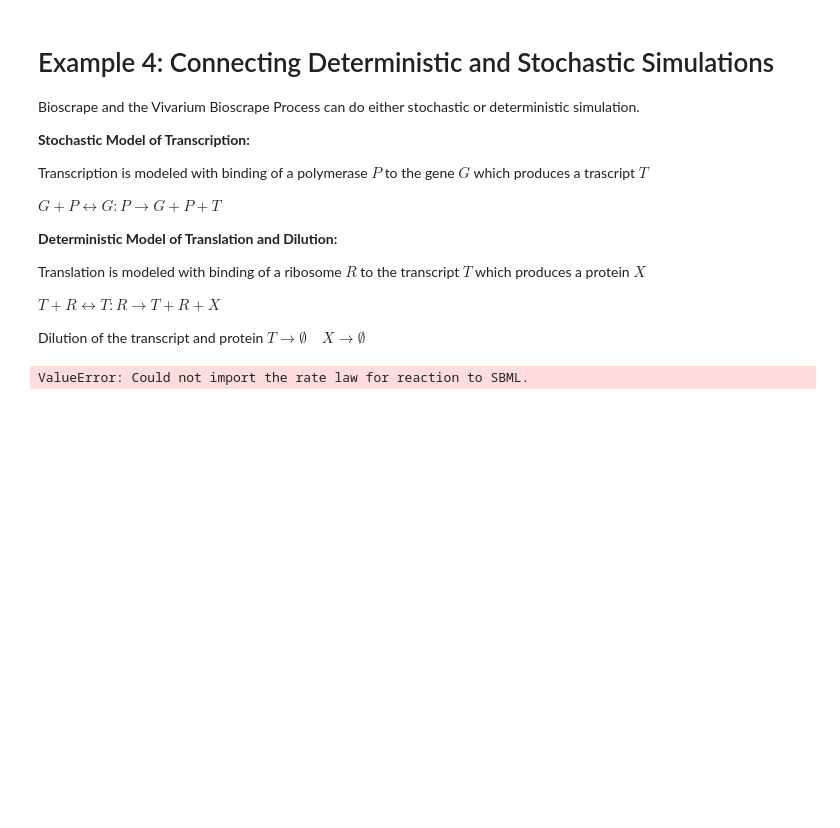
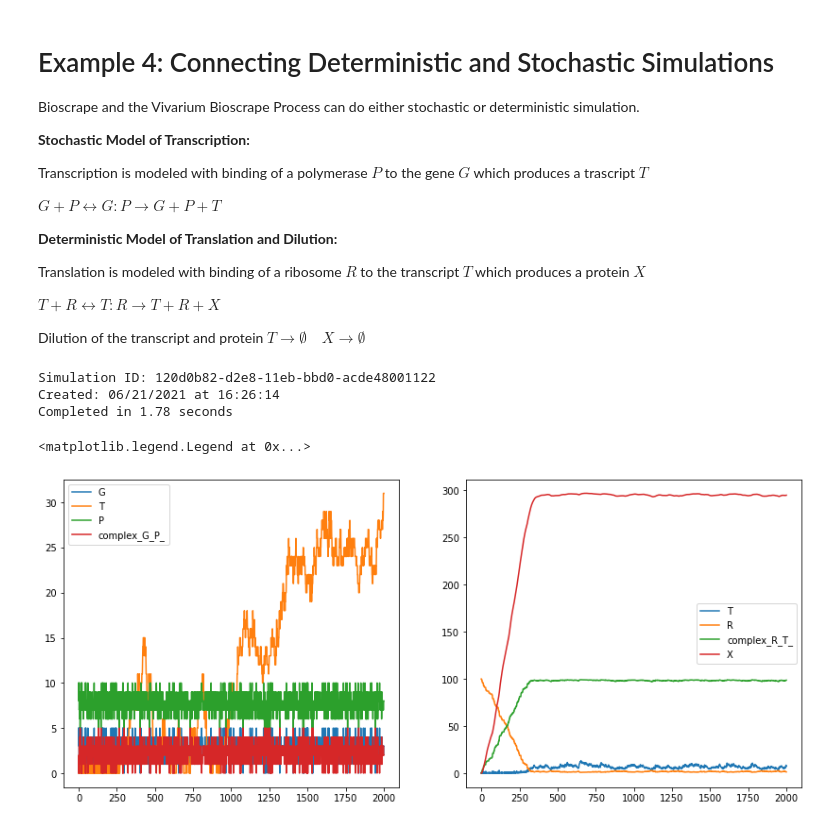
Before and after one commit to vivarium-collective/vivarium-bioscrape, a Jupyter notebook: Notebooks/BioscrapeConnector and OneWayMaps.ipynb, the cells around one changed output. Cells and saved outputs as stored; diff of their text form; code cells hidden in the pictures; blank space fills up the shorter version.

```diff
--- a/Notebooks/BioscrapeConnector and OneWayMaps.ipynb
+++ b/Notebooks/BioscrapeConnector and OneWayMaps.ipynb
@@ -327,32 +340,36 @@ composite = BioscrapeConnector()
 composite.add_model(name = "tx", bioscrape_process = bsp1)
 composite.add_model(name = "tl_dil", bioscrape_process = bsp2)
 
 #Add connections to the composite
 composite.add_connection(source = "tx", target = "tl_dil", map_function = map_func_12)
 composite.add_connection(source = "tl_dil", target = "tx", map_function = map_func_21)
 
 #Get the initial state
 initial_state = composite.initial_state({
     "tx":{"G":5.0, "P":10},
     "tl_dil":{"R":100}})
 
 #Run a simulation
 sim_settings = {
     'total_time': 2000,
     'initial_state': initial_state,
     'progress_bar':False}
-output = simulate_composite(composite, sim_settings)
+output = simulate_composer(composite, sim_settings)
 
 #Plot results
 plt.figure(figsize = (14, 6))
 plt.subplot(121)
 for s in output['tx_species']:
     plt.plot(output['time'], output['tx_species'][s], label = s)
 plt.legend()
 
 plt.subplot(122)
 for s in output['tl_dil_species']:
     plt.plot(output['time'], output['tl_dil_species'][s], label = s)
 plt.legend()
 # %% [output]
-ValueError: Could not import the rate law for reaction to SBML.
+Simulation ID: 120d0b82-d2e8-11eb-bbd0-acde48001122
+Created: 06/21/2021 at 16:26:14
+Completed in 1.78 seconds
+<matplotlib.legend.Legend at 0x...>
+[figure, added]
```
Also changed, not shown: parts of 5 cells of this notebook, 3 other files.
